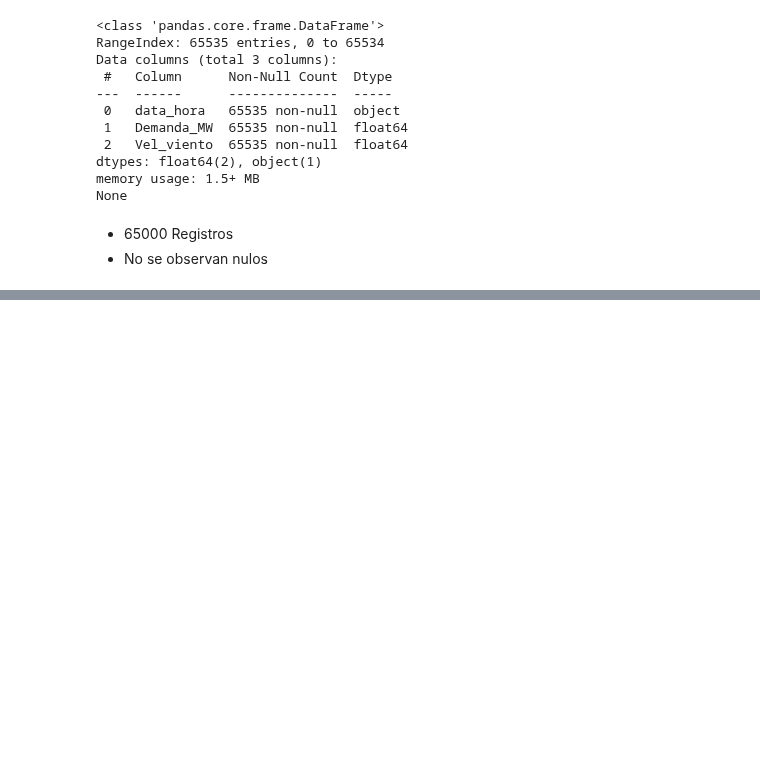
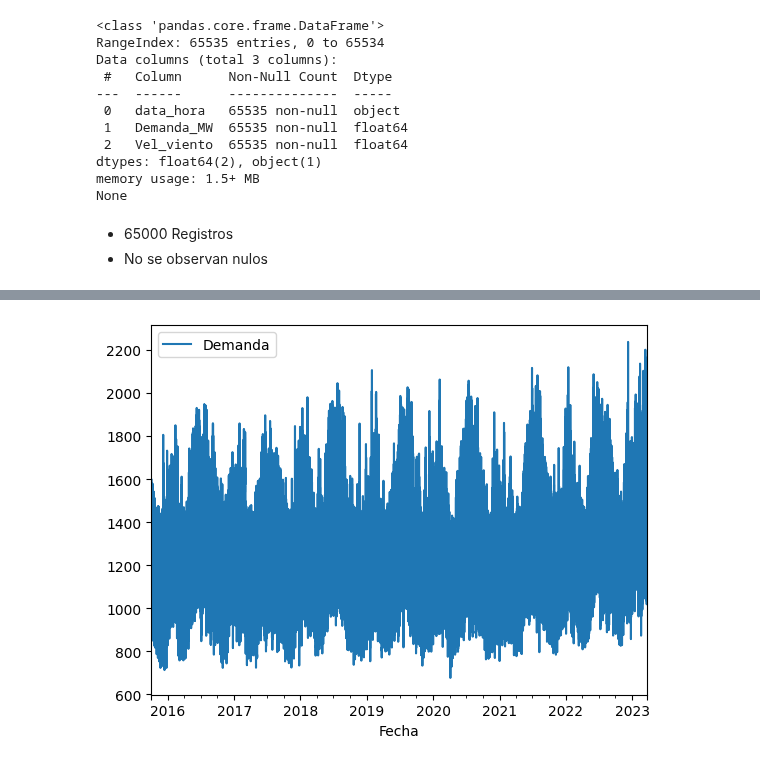
Before and after one commit to AndresMontesDeOca/TimeSeries, a Jupyter notebook: TP1.ipynb, the cells around one changed output, grey strips where cells are left out. Saved outputs shown, nothing was run; the diff lists cells and outputs as text; code cells hidden in the pictures; blank space fills up the shorter version.

```diff
--- a/TP1.ipynb
+++ b/TP1.ipynb
@@ -88,0 +132,10 @@ display(data.head())
+# %%
+# Calculamos la Mediana general
+median_demand = data['Demanda'][data['Demanda'].between(600, 2500)].median()
+print('Mediana:', median_demand)
+
+# Reemplazar valores extremos y negativos por la mediana calculada
+data['Demanda'] = data['Demanda'].apply(lambda x: median_demand if x > 2500 or x < 600 else x)
+
+# Hacemos otro Describe para verificar la correccion de los errores
+display(data.describe())
@@ -88,0 +153,6 @@ display(data.head())
+# %%
+# Ploteamos para ver como quedaria la serie corregida
+data.plot()
+plt.show()
+# %% [output]
+[figure, added]
```
Also changed, not shown: parts of 8 cells of this notebook.
